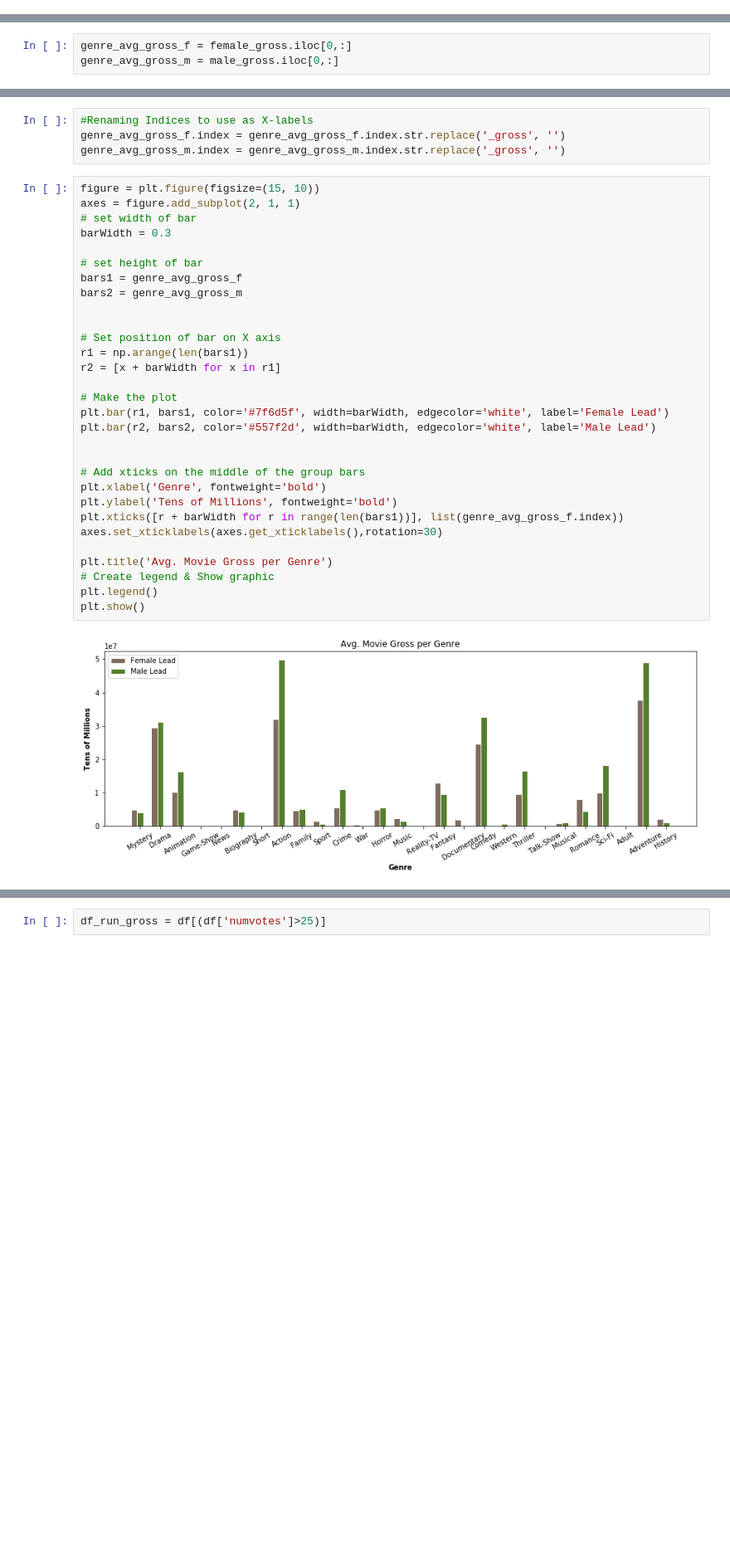
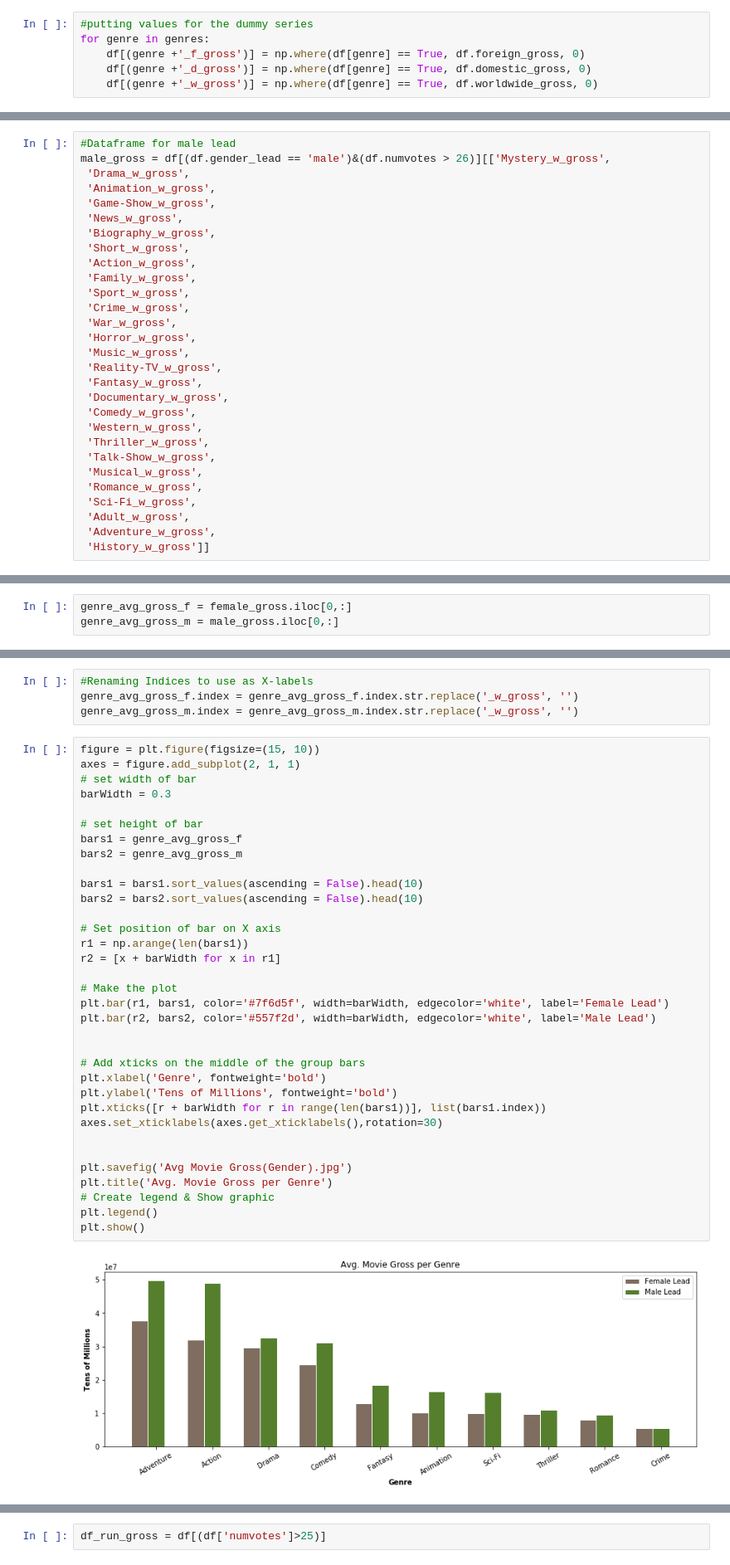
Before and after one commit to phoebetwong/flatiron_mod1project, a Jupyter notebook: mod1_proj.ipynb, the cells around one changed output, grey strips where cells are left out. Shown: that part at 83% size. Drawn from its saved outputs; the diff is of its cells as text; blank space fills up the shorter version.

```diff
--- a/mod1_proj.ipynb
+++ b/mod1_proj.ipynb
@@ -178,0 +122,6 @@ male_gross.head()
+# %%
+#putting values for the dummy series
+for genre in genres:
+    df[(genre +'_f_gross')] = np.where(df[genre] == True, df.foreign_gross, 0)
+    df[(genre +'_d_gross')] = np.where(df[genre] == True, df.domestic_gross, 0)
+    df[(genre +'_w_gross')] = np.where(df[genre] == True, df.worldwide_gross, 0)
@@ -178,0 +175,29 @@ male_gross.head()
+# %%
+#Dataframe for male lead
+male_gross = df[(df.gender_lead == 'male')&(df.numvotes > 26)][['Mystery_w_gross',
+ 'Drama_w_gross',
+ 'Animation_w_gross',
+ 'Game-Show_w_gross',
+ 'News_w_gross',
+ 'Biography_w_gross',
+ 'Short_w_gross',
+ 'Action_w_gross',
+ 'Family_w_gross',
+ 'Sport_w_gross',
+ 'Crime_w_gross',
+ 'War_w_gross',
+ 'Horror_w_gross',
+ 'Music_w_gross',
+ 'Reality-TV_w_gross',
+ 'Fantasy_w_gross',
+ 'Documentary_w_gross',
+ 'Comedy_w_gross',
+ 'Western_w_gross',
+ 'Thriller_w_gross',
+ 'Talk-Show_w_gross',
+ 'Musical_w_gross',
+ 'Romance_w_gross',
+ 'Sci-Fi_w_gross',
+ 'Adult_w_gross',
+ 'Adventure_w_gross',
+ 'History_w_gross']]
@@ -231,36 +224,40 @@ Name: 4, dtype: float64
 # %%
 #Renaming Indices to use as X-labels
-genre_avg_gross_f.index = genre_avg_gross_f.index.str.replace('_gross', '')
-genre_avg_gross_m.index = genre_avg_gross_m.index.str.replace('_gross', '')
+genre_avg_gross_f.index = genre_avg_gross_f.index.str.replace('_w_gross', '')
+genre_avg_gross_m.index = genre_avg_gross_m.index.str.replace('_w_gross', '')
 # %%
 figure = plt.figure(figsize=(15, 10))
 axes = figure.add_subplot(2, 1, 1)
 # set width of bar
 barWidth = 0.3
 
 # set height of bar
 bars1 = genre_avg_gross_f
 bars2 = genre_avg_gross_m
 
+bars1 = bars1.sort_values(ascending = False).head(10)
+bars2 = bars2.sort_values(ascending = False).head(10)
 
 # Set position of bar on X axis
 r1 = np.arange(len(bars1))
 r2 = [x + barWidth for x in r1]
 
 # Make the plot
 plt.bar(r1, bars1, color='#7f6d5f', width=barWidth, edgecolor='white', label='Female Lead')
 plt.bar(r2, bars2, color='#557f2d', width=barWidth, edgecolor='white', label='Male Lead')
 
 
 # Add xticks on the middle of the group bars
 plt.xlabel('Genre', fontweight='bold')
 plt.ylabel('Tens of Millions', fontweight='bold')
-plt.xticks([r + barWidth for r in range(len(bars1))], list(genre_avg_gross_f.index))
+plt.xticks([r + barWidth for r in range(len(bars1))], list(bars1.index))
 axes.set_xticklabels(axes.get_xticklabels(),rotation=30)
 
+
+plt.savefig('Avg Movie Gross(Gender).jpg')
 plt.title('Avg. Movie Gross per Genre')
 # Create legend & Show graphic
 plt.legend()
 plt.show()
 # %% [output]
-[figure, old version]
+[figure, new version]
```
Also changed, not shown: parts of 76 cells of this notebook, 4 other files.
